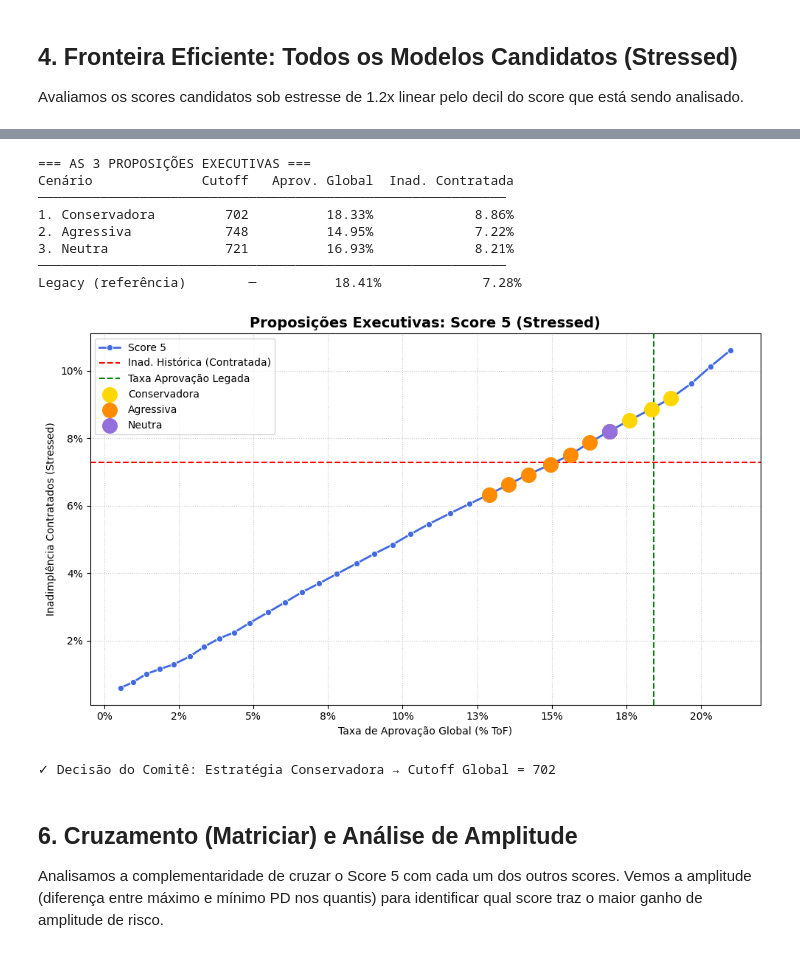
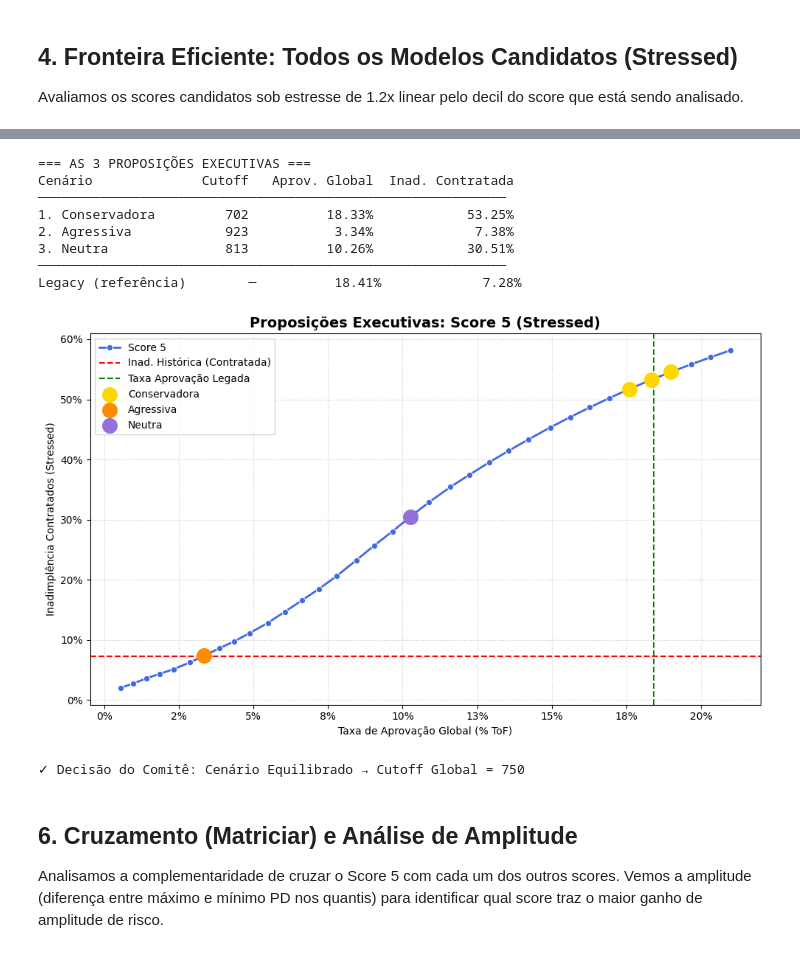
Before and after one commit to matheuspasche/pycreditools, a Jupyter notebook: src/pycreditools/examples/tutorial_masterclass_v16.ipynb, the cells around one changed output, grey strips where cells are left out. Saved outputs shown, nothing was run; the diff lists cells and outputs as text; code cells hidden in the pictures.

```diff
--- a/src/pycreditools/examples/tutorial_masterclass_v16.ipynb
+++ b/src/pycreditools/examples/tutorial_masterclass_v16.ipynb
@@ -255,11 +255,10 @@ Pós-todos os HF (combinado)      53,392       8.0%
 Avaliamos os scores candidatos sob estresse de 1.2x linear pelo decil do score que está sendo analisado.
 # %%
 # Fator de estresse linear por decil do score analisado:
-# fator = 1.2 * (2.0 - decil / 9.0)
-# Isso varia linearmente o multiplicador de 1.2 * 2 = 2.4x (pior decil) a 1.2 * 1 = 1.2x (melhor decil)
+# fator = 1.2 * decil (decil de 1 a 10)
 def stress_linear_score(df_swap, pd_col, score_col):
-    deciles = pd.qcut(df_swap[score_col].rank(method="first"), q=10, labels=False)
-    factor = 1.2 * (2.0 - deciles / 9.0)
+    deciles = pd.qcut(df_swap[score_col].rank(method="first"), q=10, labels=False) + 1
+    factor = 1.2 * deciles
     return (df_swap[pd_col] * factor).clip(0, 1)
 
 # Nova API: Otimização com optimize_cutoffs
@@ -347,7 +346,8 @@ pol_agr["Cutoff"] = pol_agr["score_5"]
 mid_cut = (pol_cons["Cutoff"].iloc[0] + pol_agr["Cutoff"].iloc[0]) / 2
 pol_mid = res_s5.iloc[(res_s5["Cutoff"] - mid_cut).abs().argsort()[:1]]
 
-CUTOFF_GLOBAL = int(pol_cons["Cutoff"].iloc[0])
+# Definimos 750 para o cenário equilibrado (cortar menos no início)
+CUTOFF_GLOBAL = 750
 
 header = f"{'Cenário':<18} {'Cutoff':>8} {'Aprov. Global':>15} {'Inad. Contratada':>17}"
 print("=== AS 3 PROPOSIÇÕES EXECUTIVAS ===")
@@ -375,39 +375,39 @@ sns.lineplot(
     color="royalblue",
     label="Score 5",
 )
 plt.axhline(
     y=bad_hired, color="r", linestyle="--", linewidth=1.5, label="Inad. Histórica (Contratada)"
 )
 plt.axvline(x=n_aprov / N, color="g", linestyle="--", linewidth=1.5, label="Taxa Aprovação Legada")
 for label, pol, cor in [
     ("Conservadora", pol_cons, "gold"),
     ("Agressiva", pol_agr, "darkorange"),
     ("Neutra", pol_mid, "mediumpurple"),
 ]:
     plt.scatter(pol["approval_rate"], pol["default_rate"], color=cor, s=200, zorder=6, label=label)
 plt.title("Proposições Executivas: Score 5 (Stressed)", fontsize=14, fontweight="bold")
 plt.xlabel("Taxa de Aprovação Global (% ToF)")
 plt.ylabel("Inadimplência Contratados (Stressed)")
 plt.gca().xaxis.set_major_formatter(plt.FuncFormatter(lambda x, _: f"{x:.0%}"))
 plt.gca().yaxis.set_major_formatter(plt.FuncFormatter(lambda y, _: f"{y:.0%}"))
 plt.grid(True, linestyle=":", alpha=0.7)
 plt.legend()
 plt.tight_layout()
 plt.savefig("images/tradeoff_individual.png", dpi=150)
 plt.show()
 
-print(f"\n✓ Decisão do Comitê: Estratégia Conservadora → Cutoff Global = {CUTOFF_GLOBAL}")
+print(f"\n✓ Decisão do Comitê: Cenário Equilibrado → Cutoff Global = {CUTOFF_GLOBAL}")
 # %% [output]
 === AS 3 PROPOSIÇÕES EXECUTIVAS ===
 Cenário              Cutoff   Aprov. Global  Inad. Contratada
 ────────────────────────────────────────────────────────────
-1. Conservadora         702          18.33%             8.86%
-2. Agressiva            748          14.95%             7.22%
-3. Neutra               721          16.93%             8.21%
+1. Conservadora         702          18.33%            53.25%
+2. Agressiva            923           3.34%             7.38%
+3. Neutra               813          10.26%            30.51%
 ────────────────────────────────────────────────────────────
 Legacy (referência)        ─          18.41%             7.28%
-[figure, old version]
+[figure, new version]
-✓ Decisão do Comitê: Estratégia Conservadora → Cutoff Global = 702
+✓ Decisão do Comitê: Cenário Equilibrado → Cutoff Global = 750
 # %% [markdown]
 ## 6. Cruzamento (Matriciar) e Análise de Amplitude
 Analisamos a complementaridade de cruzar o Score 5 com cada um dos outros scores. Vemos a amplitude (diferença entre máximo e mínimo PD nos quantis) para identificar qual score traz o maior ganho de amplitude de risco.
```
Also changed, not shown: parts of 10 cells of this notebook, 3 other files.
